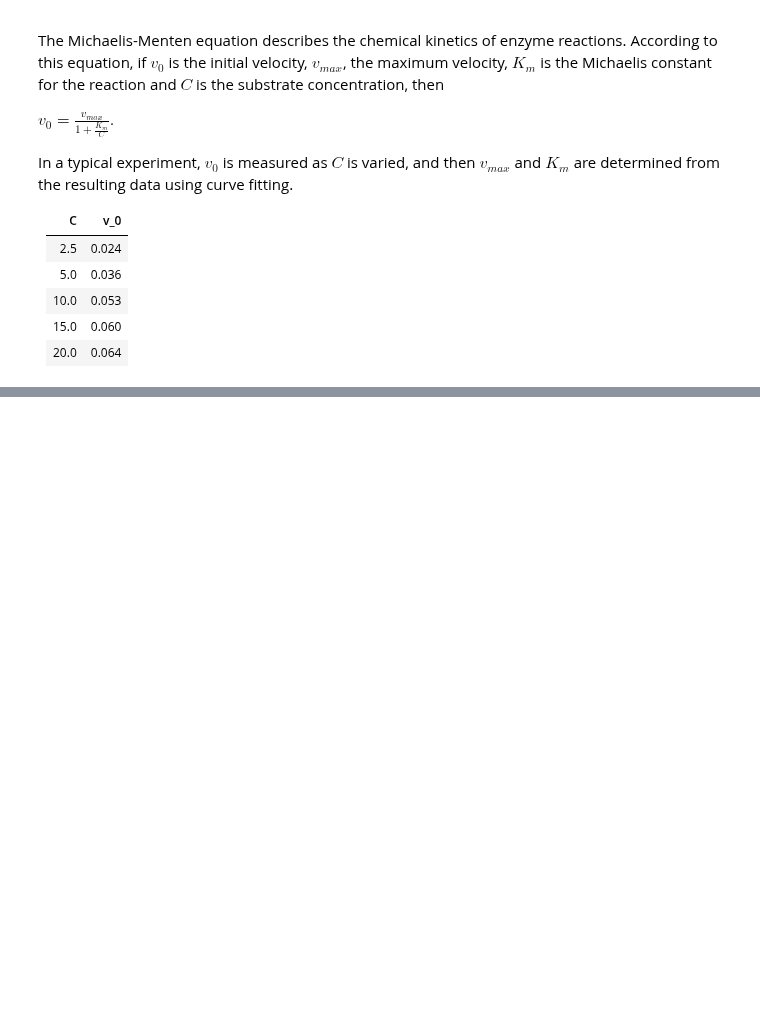
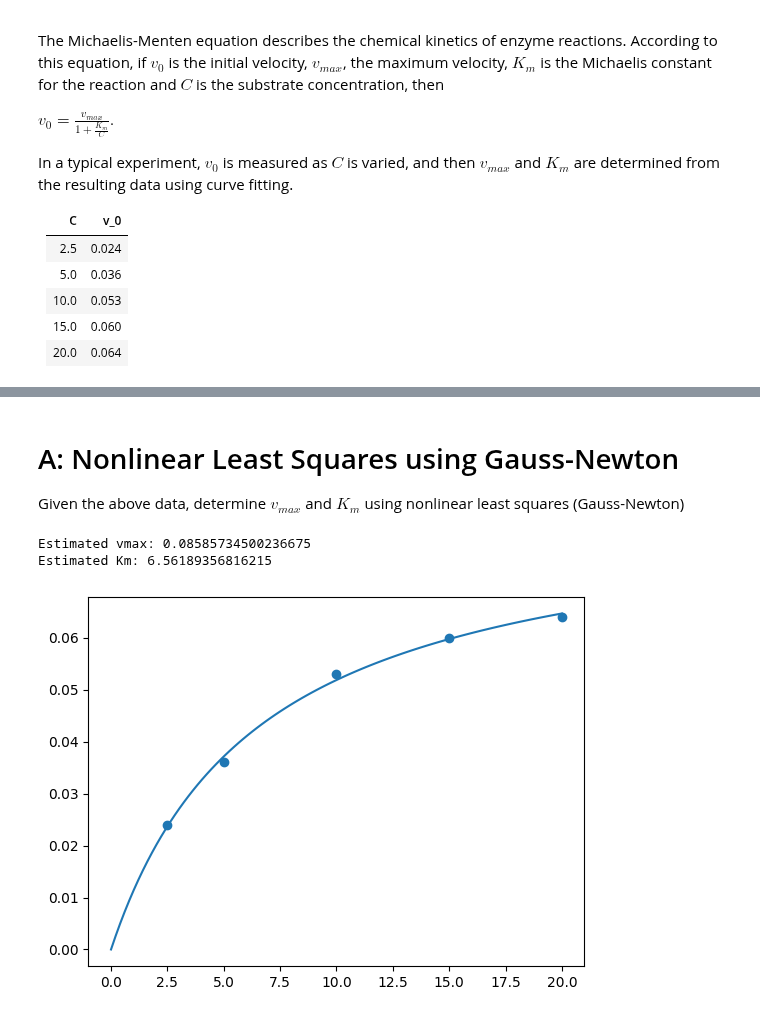
Before and after one commit to JouhC/ai-linearalgebra-probsets, a Jupyter notebook: notebooks/ps2_nls.ipynb, the cells around one changed output, grey strips where cells are left out. Cells and saved outputs as stored; diff of their text form; code cells hidden in the pictures; blank space fills up the shorter version.

```diff
--- a/notebooks/ps2_nls.ipynb
+++ b/notebooks/ps2_nls.ipynb
@@ -29,0 +37,4 @@ In a typical experiment, $v_0$ is measured as $C$ is varied, and then $v_{max}$
+# %%
+# Initial guesses for vmax and Km
+vmax_initial = 0.1
+Km_initial = 0.1
@@ -29,0 +47,9 @@ In a typical experiment, $v_0$ is measured as $C$ is varied, and then $v_{max}$
+# %%
+def michaelis_menten(C: ndarray, vmax: float, Km: float) -> ndarray:
+    return vmax / (1 + Km / C)
+
+
+# def residuals(params: ndarray, C: ndarray, v0_observed: ndarray):
+#     vmax, Km = params
+#     v0_predicted = michaelis_menten(C, vmax, Km)
+#     return v0_observed - v0_predicted
@@ -29,0 +121,23 @@ In a typical experiment, $v_0$ is measured as $C$ is varied, and then $v_{max}$
+# %% [markdown]
+# A: Nonlinear Least Squares using Gauss-Newton
+
+Given the above data, determine $v_{max}$ and $K_m$ using nonlinear least squares (Gauss-Newton)
+# %%
+vmax_final_nls, Km_final_nls = gauss_newton(C, v0_observed, vmax_initial, Km_initial)
+
+print(f"Estimated vmax: {vmax_final_nls}")
+print(f"Estimated Km: {Km_final_nls}")
+# %% [output]
+Estimated vmax: 0.08585734500236675
+Estimated Km: 6.56189356816215
+# %%
+def plot_curve_fit(C: ndarray, v0_observed: ndarray, vmax: float, Km: float):
+    xx = np.linspace(0, 20, 100)
+    preds = michaelis_menten(xx, vmax, Km)
+    plt.plot(xx, preds)
+    plt.scatter(C, v0_observed)
+    plt.show()
+# %%
+plot_curve_fit(C=C, v0_observed=v0_observed, vmax=vmax_final_nls, Km=Km_final_nls)
+# %% [output]
+[figure, added]
```
Also changed, not shown: parts of 16 cells of this notebook.
